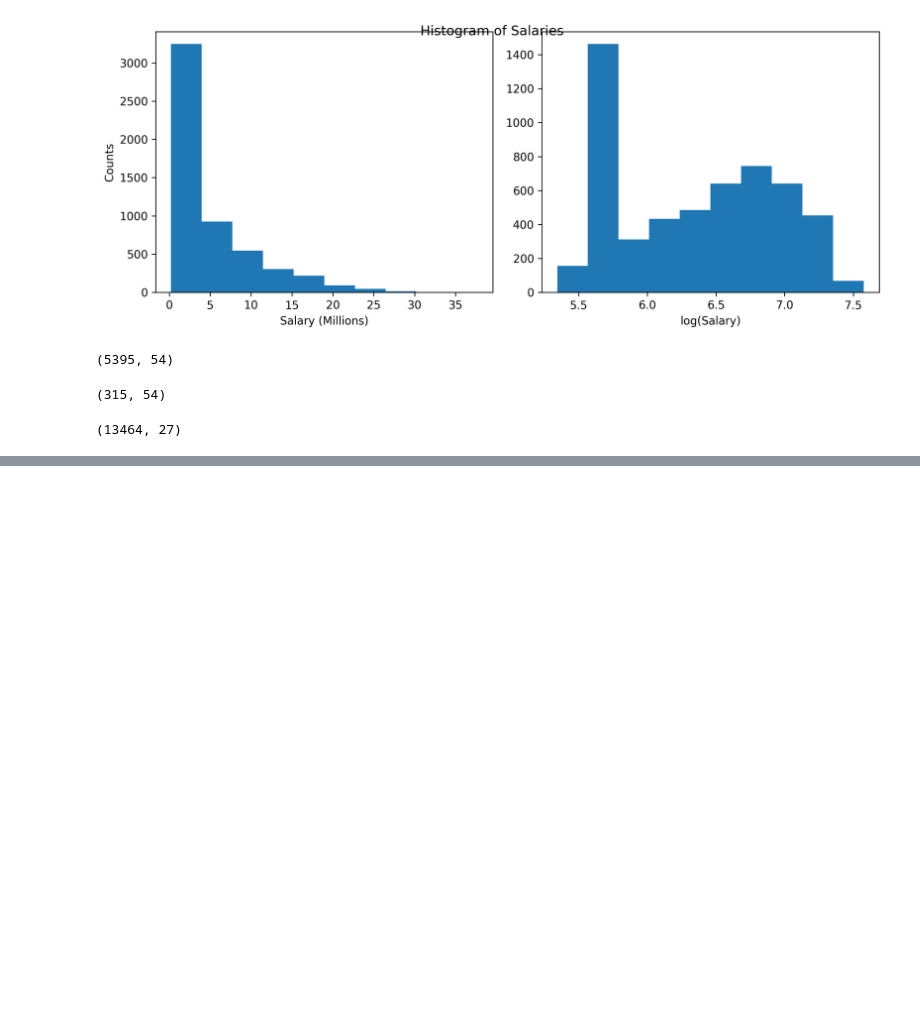
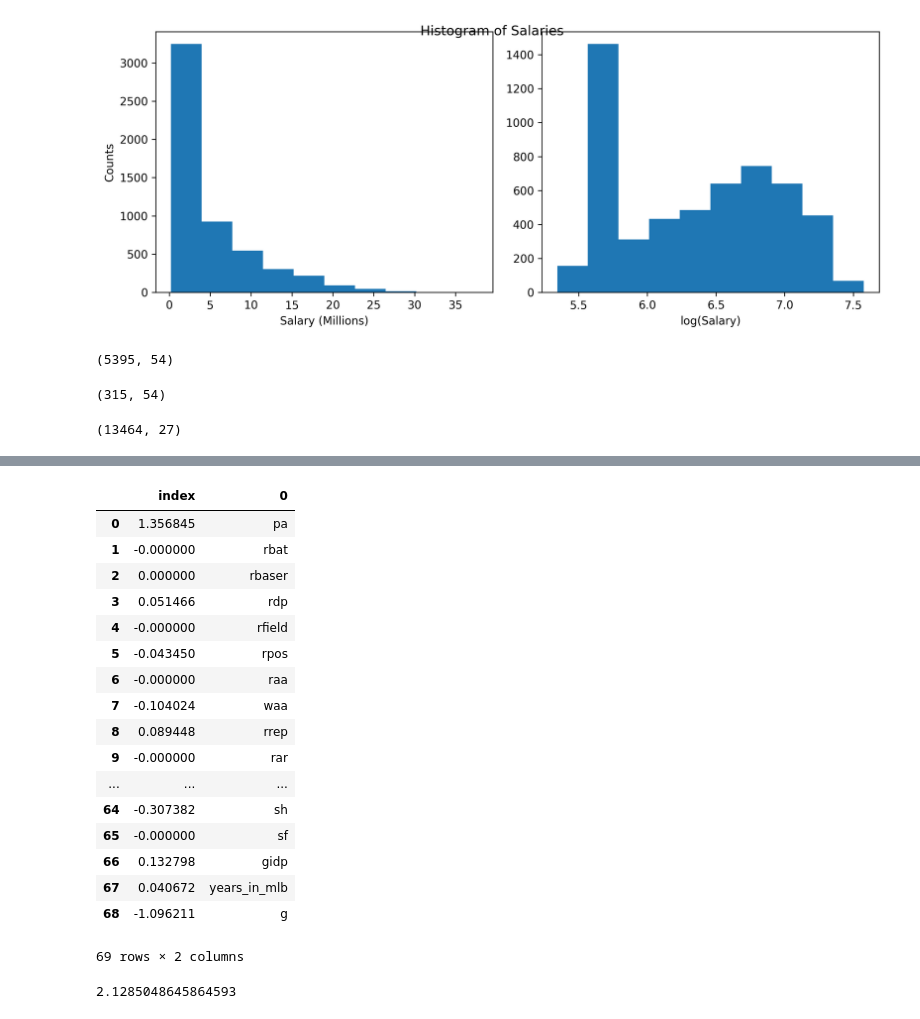
Before and after one commit to iamryanmurray/metis, a Jupyter notebook: 2-Luther/batting_train_test.ipynb, the cells around one changed output, grey strips where cells are left out. Saved outputs shown, nothing was run; the diff lists cells and outputs as text; code cells hidden in the pictures; blank space fills up the shorter version.

```diff
--- a/2-Luther/batting_train_test.ipynb
+++ b/2-Luther/batting_train_test.ipynb
@@ -258,8 +287,8 @@ def load_and_split_data(cutoff = 1):
     #Split into features and response matrices
     train_y = train['log10_adj']
     test_y = test['log10_adj']
-    train_X = train.drop(['name','age','log10_adj'],axis=1)
-    test_X = test.drop(['name','age','log10_adj'],axis=1)
+    train_X = train.drop(['name','age','log10_adj','salary','adj_salary'],axis=1)
+    test_X = test.drop(['name','age','log10_adj','salary','adj_salary'],axis=1)
 
     return train_X, train_y, test_X, test_y
 # %%
@@ -354,0 +417,34 @@ tr.shape
+# %%
+def train_EN_model(train_x, train_y, predict_x):
+    #print_title("ElasticNet")
+    #train_x, predict_x = standarize_feature(_train_x, _predict_x)
+
+    #l1_ratios = [1e-4, 1e-3, 1e-2, 1e-1]
+    #l1_ratios = [1e-5, 1e-4, 1e-3]
+    l1_ratios = [.01,.1,.5, 0.99]
+    #l1_ratios = [0.5]
+    min_mse = 1
+    for r in l1_ratios:
+        t1 = time.time()
+        reg_en = ElasticNetCV(
+            l1_ratio=r, cv=10, n_jobs=-1, verbose=1, precompute=True)
+        reg_en.fit(train_x, train_y)
+        n_nonzeros = (reg_en.coef_ != 0).sum()
+        _mse = np.mean(reg_en.mse_path_, axis=1)[
+            np.where(reg_en.alphas_ == reg_en.alpha_)[0][0]]
+        if _mse < min_mse:
+            min_mse = _mse
+            best_l1_ratio = r
+            best_alpha = reg_en.alpha_
+        t2 = time.time()
+        print("ratio(%e) -- n: %d -- alpha: %f -- mse: %f -- "
+              "time: %.2f sec" %
+              (r, n_nonzeros, reg_en.alpha_, _mse, t2 - t1))
+
+    print("Best l1_ratio and alpha: %f, %f" % (best_l1_ratio, best_alpha))
+    # predict_model
+    reg = ElasticNet(l1_ratio=best_l1_ratio, alpha=best_alpha)
+    reg.fit(train_x, train_y)
+    predict_y = reg.predict(predict_x)
+    train_y_pred = reg.predict(train_x)
+    return {"y": predict_y, "train_y": train_y_pred, "coef": reg.coef_}
@@ -354,0 +533,4 @@ tr.shape
+# %%
+train_X, train_y, test_X, test_y = load_and_split_data(600000)
+results = train_EN_model(train_X,train_y,test_X)
+error = MSE(test_y,results['y'])
@@ -354,0 +607,25 @@ tr.shape
+# %%
+pd.DataFrame(train_X.columns,results['coef']).reset_index()
+# %% [output]
+|  | index | 0 |
+| 0 | 1.356845 | pa |
+| 1 | -0.000000 | rbat |
+| 2 | 0.000000 | rbaser |
+| 3 | 0.051466 | rdp |
+| 4 | -0.000000 | rfield |
+| 5 | -0.043450 | rpos |
+| 6 | -0.000000 | raa |
+| 7 | -0.104024 | waa |
+| 8 | 0.089448 | rrep |
+| 9 | -0.000000 | rar |
+| ... | ... | ... |
+| 64 | -0.307382 | sh |
+| 65 | -0.000000 | sf |
+| 66 | 0.132798 | gidp |
+| 67 | 0.040672 | years_in_mlb |
+| 68 | -1.096211 | g |
+69 rows × 2 columns
+# %%
+10**(error**.5)
+# %% [output]
+2.1285048645864593
```
Also changed, not shown: parts of 32 cells of this notebook, 2 other files.
